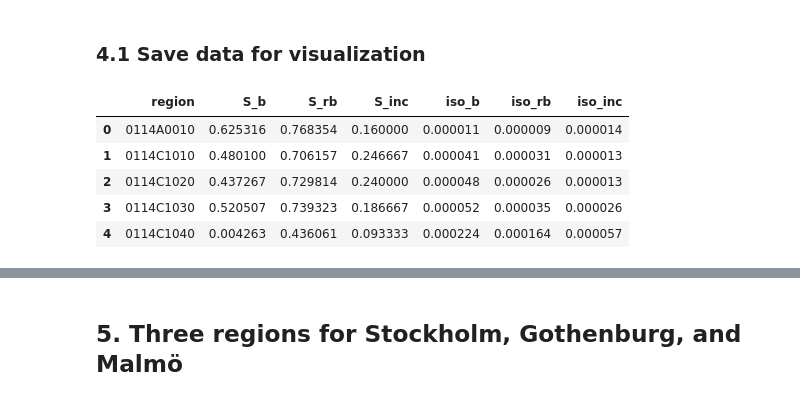
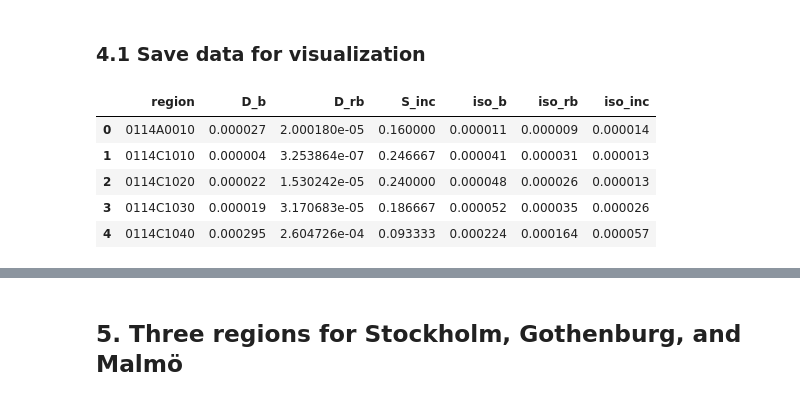
Before and after one commit to MobiSegInsights/mobi-social-segregation-se, a Jupyter notebook: src/4-residential-segregation.ipynb, the cells around one changed output, grey strips where cells are left out. Cells and saved outputs as stored; diff of their text form; code cells hidden in the pictures.

```diff
--- a/src/4-residential-segregation.ipynb
+++ b/src/4-residential-segregation.ipynb
@@ -153,0 +150,4 @@ df_rb.head()
+# %%
+A, B = sum(df_rb.loc[:, 'Sweden']*df_rb.loc[:, 'Total']), sum(df_rb.loc[:, 'Not Sweden']*df_rb.loc[:, 'Total'])
+df_rb.loc[:, 'D'] = df_rb.apply(lambda row: dis_d(row=row, A=A, B=B, name_a='Sweden', name_b='Not Sweden'), axis=1)
+df_rb.head()
@@ -175,7 +182,3 @@ df_b.head()
 | 2 | 0114C1020 | 0.281366 | 0.718634 | 1610 |
 | 3 | 0114C1030 | 0.239746 | 0.760254 | 2365 |
 | 4 | 0114C1040 | 0.502131 | 0.497869 | 2346 |
-# %%
-n = 2
-df_b.loc[:, 'S'] = df_b.apply(lambda row: evenness(row, n=n, var_list=b_var_list), axis=1)
-df_b.head()
@@ -188,0 +185,5 @@ df_b.head()
+# %%
+A, B = sum(df_b.loc[:, 'Foreign background']*df_b.loc[:, 'Total']), sum(df_b.loc[:, 'Swedish background']*df_b.loc[:, 'Total'])
+df_b.loc[:, 'D'] = df_b.apply(lambda row: dis_d(row=row, A=A, B=B,
+                                                name_a='Foreign background', name_b='Swedish background'), axis=1)
+df_b.head()
@@ -215,7 +221,10 @@ df_stats.rename(columns={'q1': 'Lowest income group',
 df_list = []
 for df, name in zip([df_income, df_rb, df_b], ['income', 'birth_region', 'background']):
     df.loc[:, 'var'] = name
-    df_list.append(df.loc[:, ['region', 'S', 'var']])
+    if 'S' in df.columns:
+        df_list.append(df.loc[:, ['region', 'S', 'var']].rename(columns={'S': 'evenness'}))
+    else:
+        df_list.append(df.loc[:, ['region', 'D', 'var']].rename(columns={'D': 'evenness'}))
 df_evenness = pd.concat(df_list)
 df_evenness.head()
 # %% [output]
@@ -303,16 +312,16 @@ df_seg.to_sql('resi_segregation', engine, schema='public', index=False, method='
 # %% [markdown]
 ### 4.1 Save data for visualization
 # %%
-df_seg_pivot = df_seg.pivot(index='region', columns='var', values=['S', 'iso']).reset_index()
-df_seg_pivot.columns = ['region', 'S_b', 'S_rb', 'S_inc', 'iso_b', 'iso_rb', 'iso_inc']
+df_seg_pivot = df_seg.pivot(index='region', columns='var', values=['evenness', 'iso']).reset_index()
+df_seg_pivot.columns = ['region', 'D_b', 'D_rb', 'S_inc', 'iso_b', 'iso_rb', 'iso_inc']
 df_seg_pivot.head()
 # %% [output]
-|  | region | S_b | S_rb | S_inc | iso_b | iso_rb | iso_inc |
-| 0 | 0114A0010 | 0.625316 | 0.768354 | 0.160000 | 0.000011 | 0.000009 | 0.000014 |
-| 1 | 0114C1010 | 0.480100 | 0.706157 | 0.246667 | 0.000041 | 0.000031 | 0.000013 |
-| 2 | 0114C1020 | 0.437267 | 0.729814 | 0.240000 | 0.000048 | 0.000026 | 0.000013 |
-| 3 | 0114C1030 | 0.520507 | 0.739323 | 0.186667 | 0.000052 | 0.000035 | 0.000026 |
-| 4 | 0114C1040 | 0.004263 | 0.436061 | 0.093333 | 0.000224 | 0.000164 | 0.000057 |
+|  | region | D_b | D_rb | S_inc | iso_b | iso_rb | iso_inc |
+| 0 | 0114A0010 | 0.000027 | 2.000180e-05 | 0.160000 | 0.000011 | 0.000009 | 0.000014 |
+| 1 | 0114C1010 | 0.000004 | 3.253864e-07 | 0.246667 | 0.000041 | 0.000031 | 0.000013 |
+| 2 | 0114C1020 | 0.000022 | 1.530242e-05 | 0.240000 | 0.000048 | 0.000026 | 0.000013 |
+| 3 | 0114C1030 | 0.000019 | 3.170683e-05 | 0.186667 | 0.000052 | 0.000035 | 0.000026 |
+| 4 | 0114C1040 | 0.000295 | 2.604726e-04 | 0.093333 | 0.000224 | 0.000164 | 0.000057 |
 # %%
 df_deso = gpd.GeoDataFrame.from_postgis(sql="""SELECT deso, befolkning, geom FROM zones;""", con=engine)
 df_deso = pd.merge(df_deso.rename(columns={'deso': 'region'}), df_seg_pivot, on='region', how='outer')
```
Also changed, not shown: parts of 18 cells of this notebook, 30 other files.
